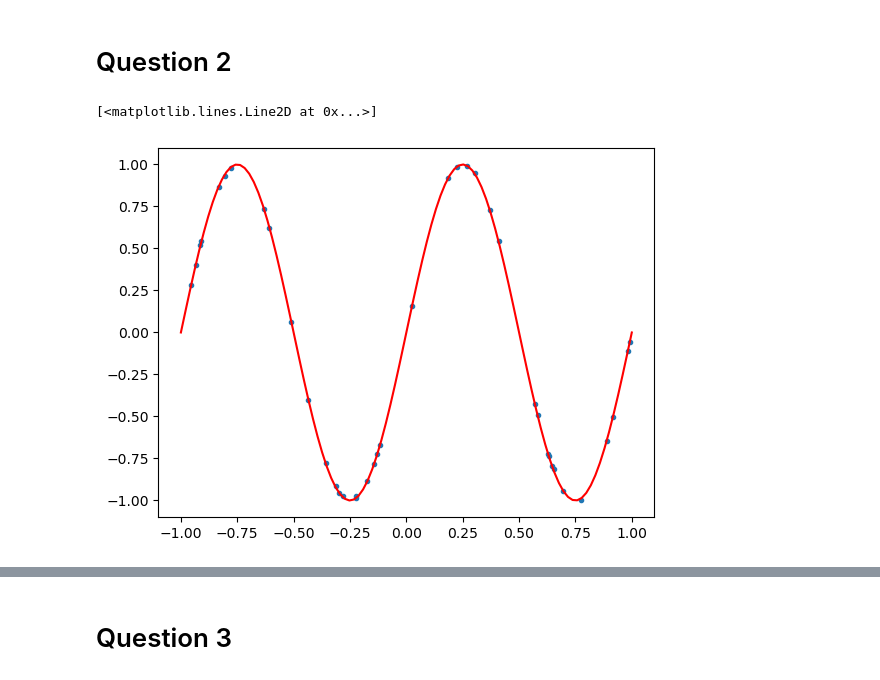
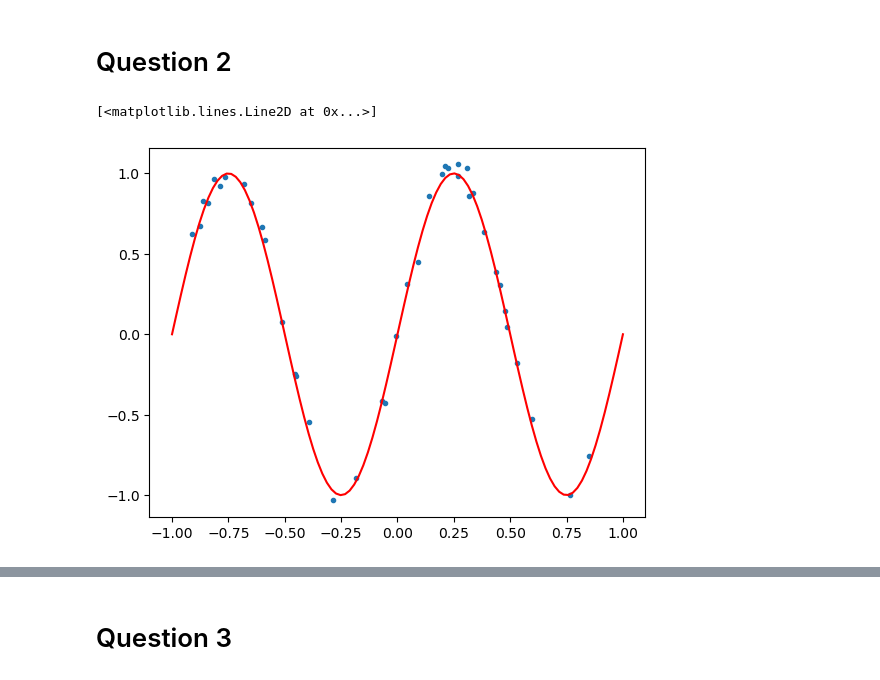
Before and after one commit to ssantellanes/CS607, a Jupyter notebook: Santellanes_Sean_HW4.ipynb, the cells around one changed output, grey strips where cells are left out. Cells and saved outputs as stored; diff of their text form; code cells hidden in the pictures.

```diff
--- a/Santellanes_Sean_HW4.ipynb
+++ b/Santellanes_Sean_HW4.ipynb
@@ -3,20 +3,19 @@
 # %%
 import numpy as np
 import matplotlib.pyplot as plt
 
 M=40
-Epochs=100
 x = np.random.uniform(-1, 1, M)
 epsilon = 0.1*np.random.uniform(-1, 1, M)
-y = np.sin(2*np.pi*x) + 0.1*epsilon
+y = np.sin(2*np.pi*x) + epsilon
 plt.plot(x,y, '.')
 # regualar grid to actually plot sine function:
 xgrid = np.linspace(-1, 1, 100)
 ygrid = np.sin(2*np.pi*xgrid)
 plt.plot(xgrid, ygrid, 'r')
 # %% [output]
 [<matplotlib.lines.Line2D at 0x...>]
-[figure, old version]
+[figure, new version]
 # %%
 # initialize weights and total Cost-weight gradients
 W1 = 0.9*np.random.uniform(-1, 1, (50, 1))
```
Also changed, not shown: parts of 6 cells of this notebook.
